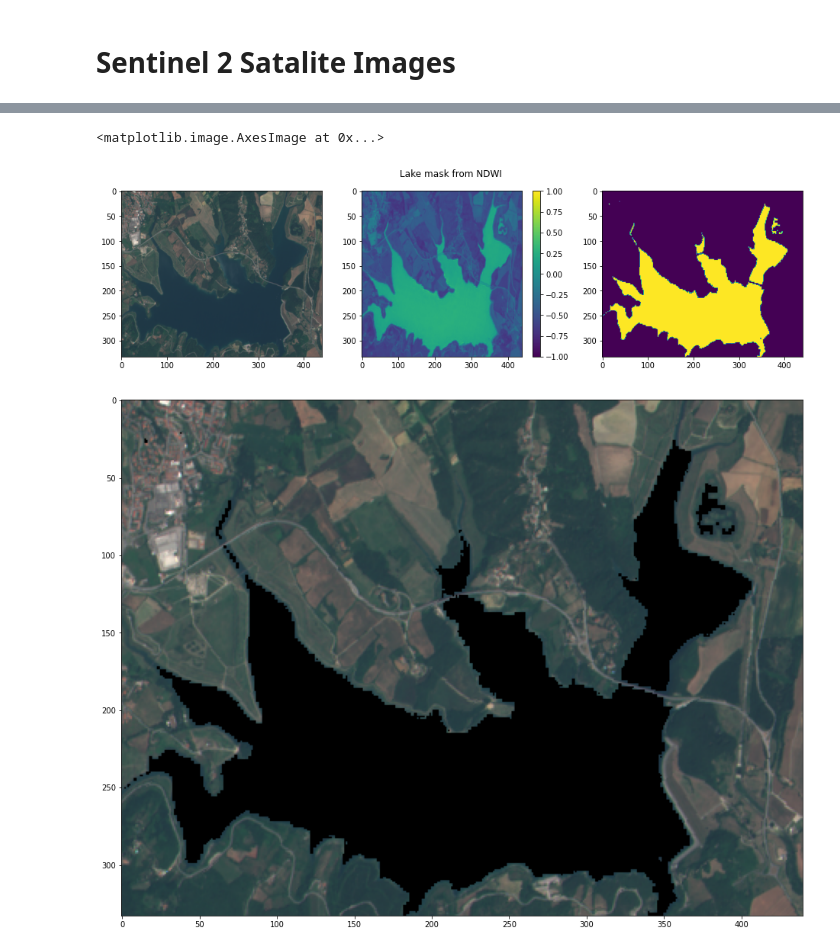
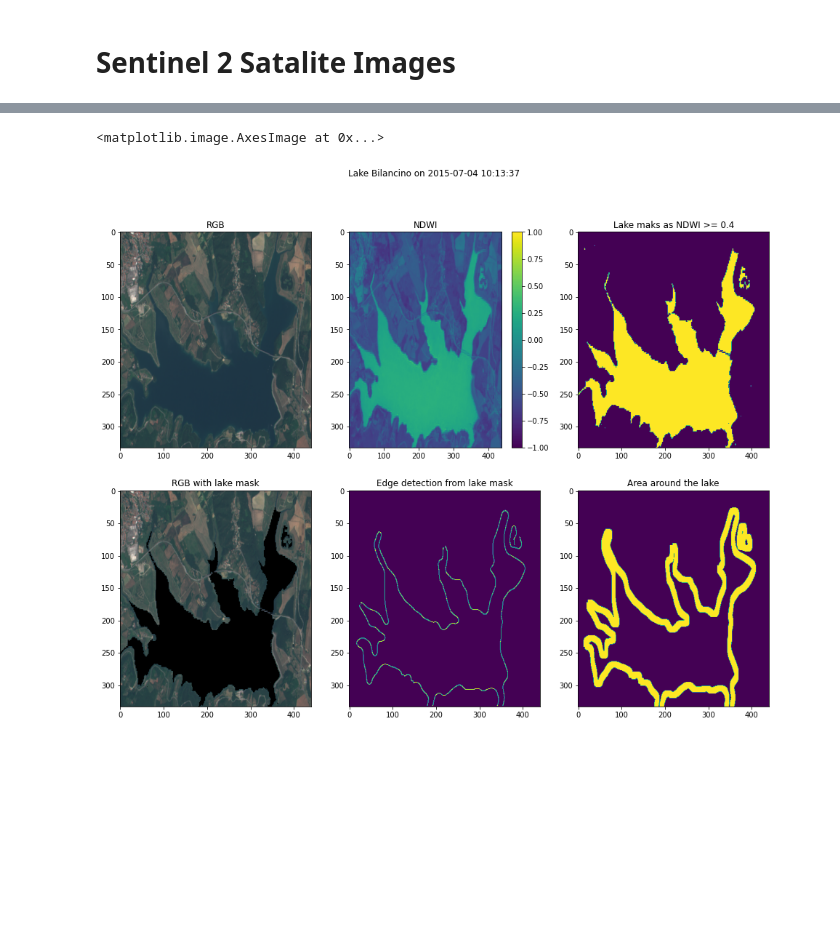
Before and after one commit to KlemenKozelj/master_thesis, a Jupyter notebook: 02_Lake_Bilancino.ipynb, the cells around one changed output, grey strips where cells are left out. Saved outputs shown, nothing was run; the diff lists cells and outputs as text; code cells hidden in the pictures; blank space fills up the shorter version.

Commit message:
Lake edge detection

```diff
--- a/02_Lake_Bilancino.ipynb
+++ b/02_Lake_Bilancino.ipynb
@@ -309,29 +312,43 @@ EOPatch(
   timestamp: [datetime.datetime(2015, 7, 4, 10, 13, 37), ..., datetime.datetime(2020, 11, 19, 10, 18, 43)], length=106
 )
 # %%
-fig, ax = plt.subplots(1, 3, figsize=(16, 4))
+fig, ax = plt.subplots(2, 3, figsize=(16, 12))
 
-fig.suptitle('Lake mask from NDWI')
+fig.suptitle('Lake Bilancino on {}'.format(eopatch.timestamp[0]))
 
-rgb=np.clip(eopatch.data['BANDS'][0][..., [band_names.index('B04'),band_names.index('B03'),band_names.index('B02')]] * 3, a_min=0, a_max=1)
-ax[0].imshow(rgb, vmin=0, vmax=1, aspect='auto')
+rgb = np.clip(eopatch.data['BANDS'][0][..., [band_names.index('B04'),band_names.index('B03'),band_names.index('B02')]] * 3, a_min=0, a_max=1)
+ax[0][0].set_title('RGB')
+ax[0][0].imshow(rgb, vmin=0, vmax=1, aspect='auto')
 
-pos = ax[1].imshow(eopatch.data['NDWI'][0].squeeze(), aspect='auto', vmin=-1, vmax=1)
-fig.colorbar(pos, ax=ax[1])
+pos = ax[0][1].imshow(eopatch.data['NDWI'][0].squeeze(), aspect='auto', vmin=-1, vmax=1)
+ax[0][1].set_title('NDWI')
+fig.colorbar(pos, ax=ax[0][1])
 
+lake_mask_treshold = 0.4
 lake_mask = eopatch.data['NDWI'].squeeze()
-lake_mask = lake_mask[:, :, :] >= 0.5
+lake_mask = lake_mask[:, :, :] >= lake_mask_treshold
 lake_mask = np.logical_or.reduce(lake_mask)
+ax[0][2].set_title('Lake maks as NDWI >= {}'.format(lake_mask_treshold))
+ax[0][2].imshow(lake_mask, aspect='auto')
 
-ax[2].imshow(lake_mask, aspect='auto')
+rgb2 = np.copy(rgb)
+rgb2[lake_mask] = 0
+ax[1][0].set_title('RGB with lake mask')
+ax[1][0].imshow(rgb2, aspect='auto')
 
-fig, ax = plt.subplots(1, figsize=(16, 16))
-rgb[lake_mask] = 0
-ax.imshow(rgb)
+lake_edges = feature.canny(lake_mask, sigma=5)
+ax[1][1].set_title('Edge detection from lake mask')
+ax[1][1].imshow(lake_edges, aspect='auto')
+
+lake_edges = gaussian_filter(~lake_edges, sigma=1)
+rgb3 = np.copy(rgb2)
+rgb3[lake_edges] = 0
+lake_edges = ~lake_edges
+ax[1][2].set_title('Area around the lake')
+ax[1][2].imshow(lake_edges, aspect='auto')
 # %% [output]
 <matplotlib.image.AxesImage at 0x...>
-[figure, old version]
+[figure, new version]
-[figure, removed]
 # %%
 NDWI = np.copy(eopatch.data['NDWI'].squeeze())
 NDWI[:, lake_mask] = float('nan') # we search for water outside lake levels
```
Also changed, not shown: parts of 4 cells of this notebook.
